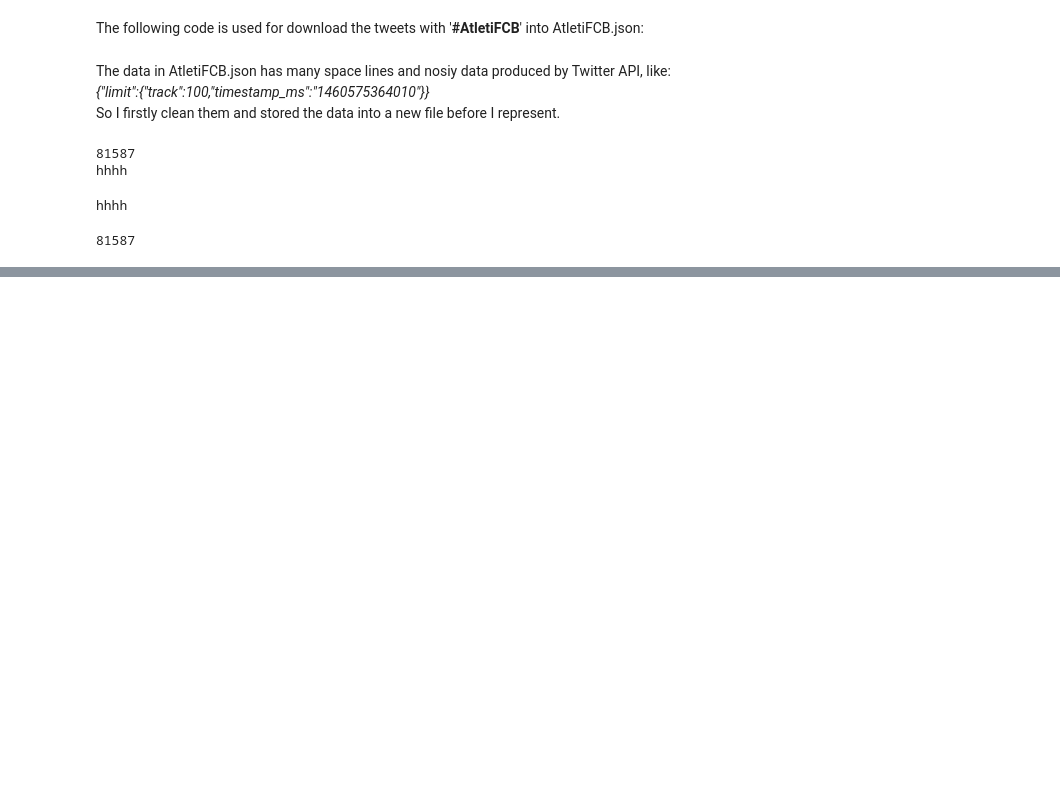
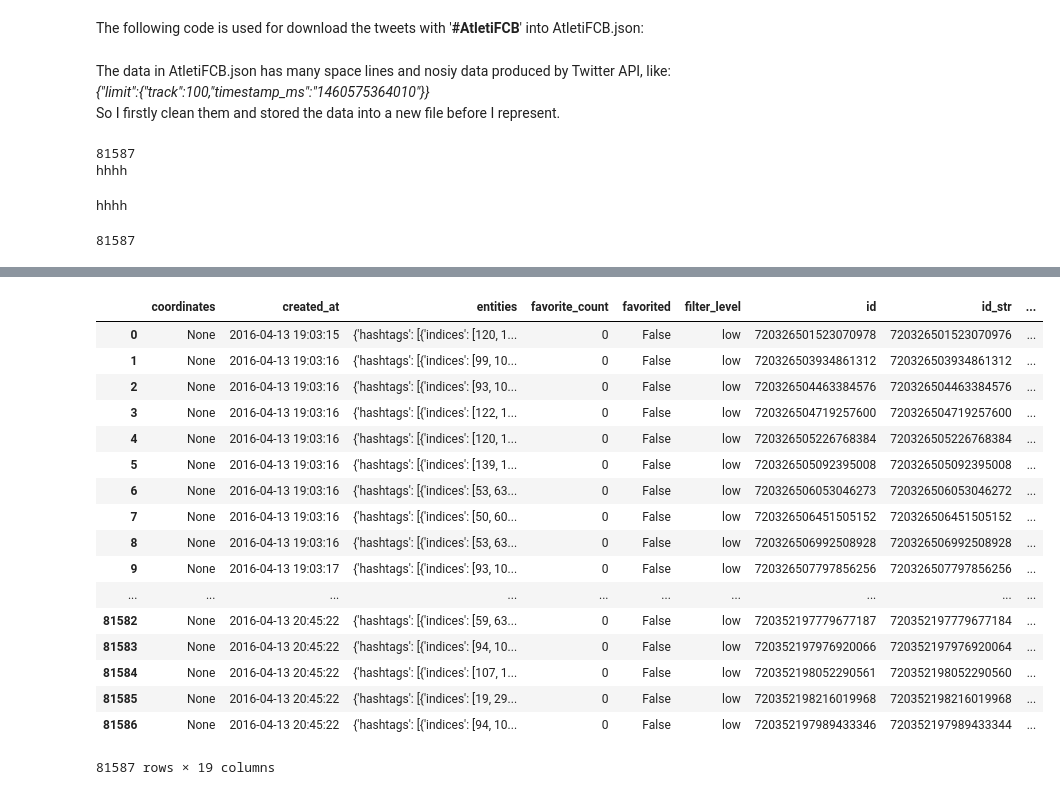
Before and after one commit to WinterJDWang/Python_Twitter_AtletiFCB, a Jupyter notebook: COMP41680 Assignment 2_Jiandong_Wang.ipynb, the cells around one changed output, grey strips where cells are left out. Saved outputs shown, nothing was run; the diff lists cells and outputs as text; code cells hidden in the pictures; blank space fills up the shorter version.

```diff
--- a/COMP41680 Assignment 2_Jiandong_Wang.ipynb
+++ b/COMP41680 Assignment 2_Jiandong_Wang.ipynb
@@ -152,0 +203,21 @@ df.head()
+# %%
+clean_df
+# %% [output]
+|  | coordinates | created_at | entities | favorite_count | favorited | filter_level | id | id_str | ... |
+| 0 | None | 2016-04-13 19:03:15 | {'hashtags': [{'indices': [120, 1... | 0 | False | low | 720326501523070978 | 720326501523070976 | ... |
+| 1 | None | 2016-04-13 19:03:16 | {'hashtags': [{'indices': [99, 10... | 0 | False | low | 720326503934861312 | 720326503934861312 | ... |
+| 2 | None | 2016-04-13 19:03:16 | {'hashtags': [{'indices': [93, 10... | 0 | False | low | 720326504463384576 | 720326504463384576 | ... |
+| 3 | None | 2016-04-13 19:03:16 | {'hashtags': [{'indices': [122, 1... | 0 | False | low | 720326504719257600 | 720326504719257600 | ... |
+| 4 | None | 2016-04-13 19:03:16 | {'hashtags': [{'indices': [120, 1... | 0 | False | low | 720326505226768384 | 720326505226768384 | ... |
+| 5 | None | 2016-04-13 19:03:16 | {'hashtags': [{'indices': [139, 1... | 0 | False | low | 720326505092395008 | 720326505092395008 | ... |
+| 6 | None | 2016-04-13 19:03:16 | {'hashtags': [{'indices': [53, 63... | 0 | False | low | 720326506053046273 | 720326506053046272 | ... |
+| 7 | None | 2016-04-13 19:03:16 | {'hashtags': [{'indices': [50, 60... | 0 | False | low | 720326506451505152 | 720326506451505152 | ... |
+| 8 | None | 2016-04-13 19:03:16 | {'hashtags': [{'indices': [53, 63... | 0 | False | low | 720326506992508928 | 720326506992508928 | ... |
+| 9 | None | 2016-04-13 19:03:17 | {'hashtags': [{'indices': [93, 10... | 0 | False | low | 720326507797856256 | 720326507797856256 | ... |
+| ... | ... | ... | ... | ... | ... | ... | ... | ... | ... |
+| 81582 | None | 2016-04-13 20:45:22 | {'hashtags': [{'indices': [59, 63... | 0 | False | low | 720352197779677187 | 720352197779677184 | ... |
+| 81583 | None | 2016-04-13 20:45:22 | {'hashtags': [{'indices': [94, 10... | 0 | False | low | 720352197976920066 | 720352197976920064 | ... |
+| 81584 | None | 2016-04-13 20:45:22 | {'hashtags': [{'indices': [107, 1... | 0 | False | low | 720352198052290561 | 720352198052290560 | ... |
+| 81585 | None | 2016-04-13 20:45:22 | {'hashtags': [{'indices': [19, 29... | 0 | False | low | 720352198216019968 | 720352198216019968 | ... |
+| 81586 | None | 2016-04-13 20:45:22 | {'hashtags': [{'indices': [94, 10... | 0 | False | low | 720352197989433346 | 720352197989433344 | ... |
+81587 rows × 19 columns
```
Also changed, not shown: parts of 7 cells of this notebook, 1 other file.
